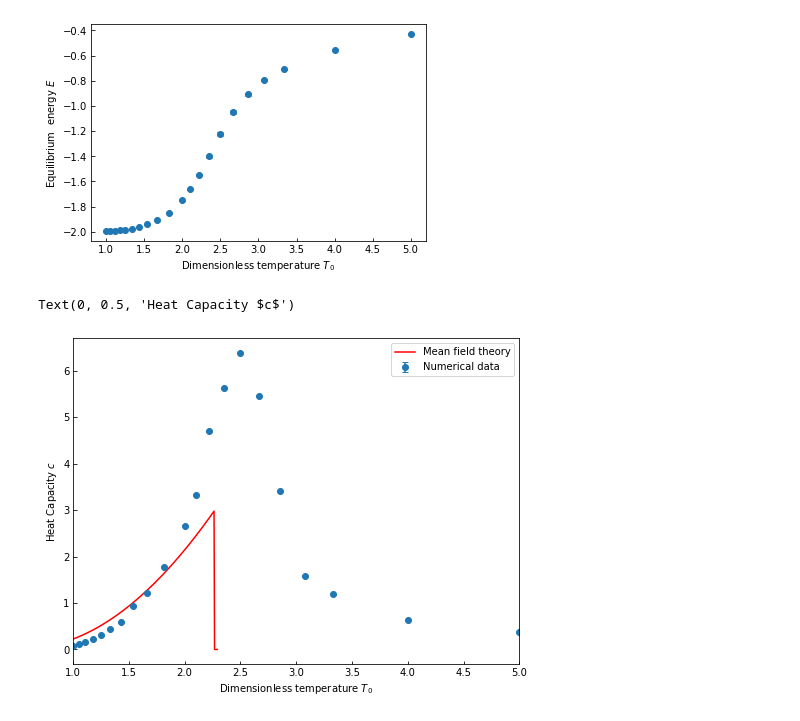
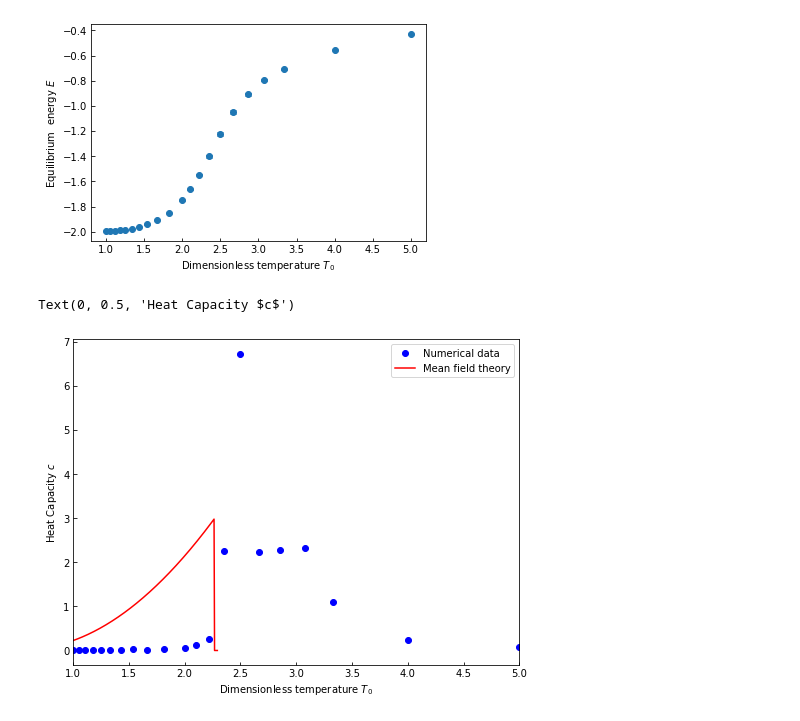
Before and after one commit to thomasbourke1/ising-model, a Jupyter notebook: task1.ipynb, the cells around one changed output. Drawn from its saved outputs; the diff is of its cells as text; code cells hidden in the pictures.

```diff
--- a/task1.ipynb
+++ b/task1.ipynb
@@ -97,3 +54,14 @@ def getChi(betas, magnetisation):
+# %%
+def getHeatCapacity(beta, eVar):
+    gridSize = 40
+    N = gridSize**2
+    return beta**2 * N * eVar
+
+def getChi(beta, mVar):
+    gridSize = 40
+    N = gridSize**2
+
+    return beta * N * mVar
 # %%
 def plotter(depVar, col, sweepRange, plot=False, task4=False):
     """Function plot dependant variable against number of sweeps
@@ -271,51 +239,57 @@ plt.savefig("figures/task2_energy.png")
 # %%
 # task 4, calculate specific heat capacity c
 
-betas, energy, energy_err = plotter("heat capacity", 3, 50, task4=True)
+betas, c_values, chi_values = plotter("heat capacity", 3, 50, task4=True)
 
-# heat capacity
-c = heat_capacity(betas, energy)
-# heat capacity error
-# dc = heat_capacity(betas, energy_err)
-c_err = []
+betas, c_values, chi_values = plotter("heat capacity", 3, 50, task4=True)
 
-for i in range(len(c)):
-    temp_c_err = 2 * energy_err[i] * energy[i]
-    c_err.append(temp_c_err)
+
+# # heat capacity
+# c = heat_capacity(betas, energy)
+# # heat capacity error
+# # dc = heat_capacity(betas, energy_err)
+# c_err = []
+
+# for i in range(len(c)):
+#     temp_c_err = 2 * energy_err[i] * energy[i]
+#     c_err.append(temp_c_err)
+
 T_0 = temp_flipper(betas)
 
 # read in meanfield data
 
 meanfield_data = pd.read_csv("meanfield_isingdata_CSV.csv")
 
 c_meanfield = meanfield_data['c']
 T_Tc_meanfield = meanfield_data['T/T_C']
 
 meanfield_data['T_0'] = 2.27 * meanfield_data['T/T_C']
 
 T_meanfield = meanfield_data['T_0']
 
 
 # plotting
 plt.figure(figsize=(8, 6))  # Width: 8 inches, Height: 6 inches
 
-plt.errorbar(T_0, c, yerr=c_err, fmt='o', capsize=3, label="Numerical data")
+# plt.errorbar(T_0, c, yerr=c_err, fmt='o', capsize=3, label="Numerical data")
+plt.plot(T_0, c_values, marker='o', linestyle="", color = 'b', label="Numerical data")
+
 
 plt.plot(T_meanfield, c_meanfield, linestyle="-", color = 'r', label="Mean field theory")
 plt.xlim(1,5)
 
 # plt.plot(T_O_meanfield, c)
 
 # plt.plot(betas, c, marker='o', linestyle="")
 plt.legend()
 # Set tick parameters inwards
 plt.tick_params(axis='both', direction='in')
 plt.xlabel('Dimensionless temperature $T_0$')
 
 plt.ylabel("Heat Capacity $c$")
 # %% [output]
 Text(0, 0.5, 'Heat Capacity $c$')
-[figure, old version]
+[figure, new version]
 # %%
 # task 4, calculate magnetisation
 
```
Also changed, not shown: parts of 6 cells of this notebook.
